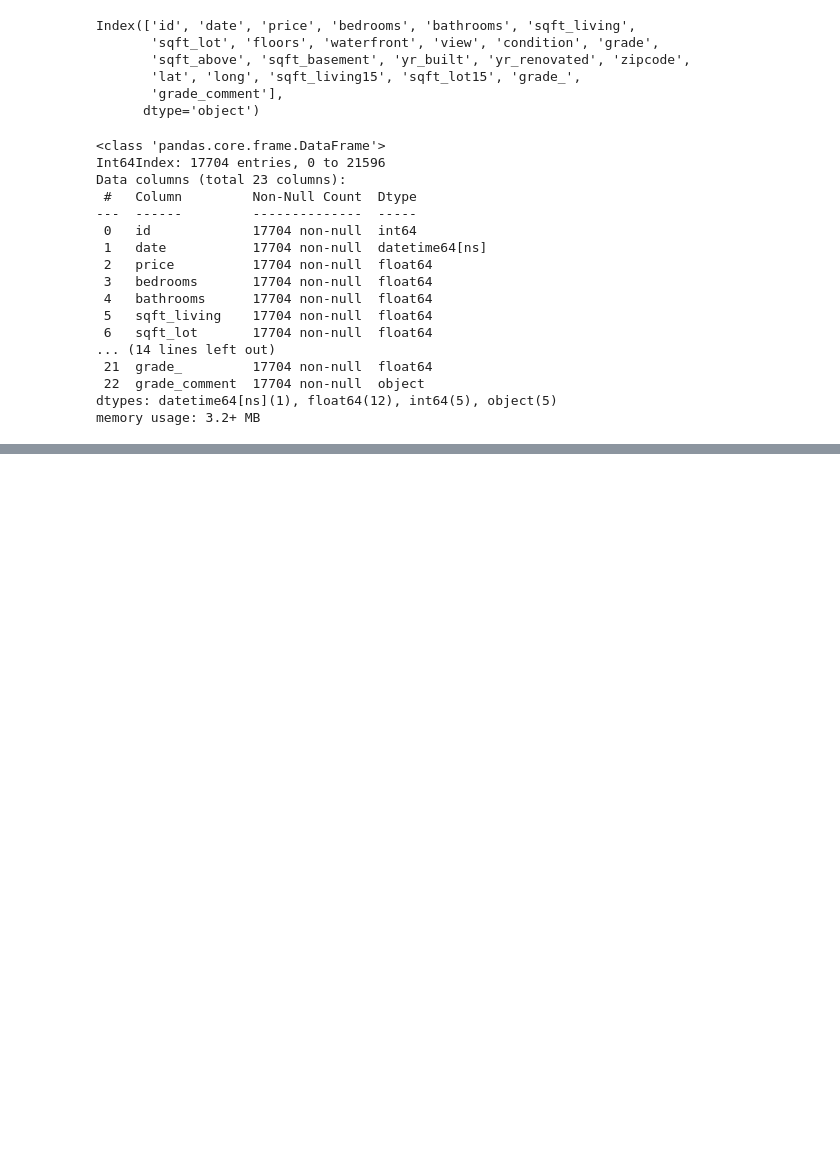
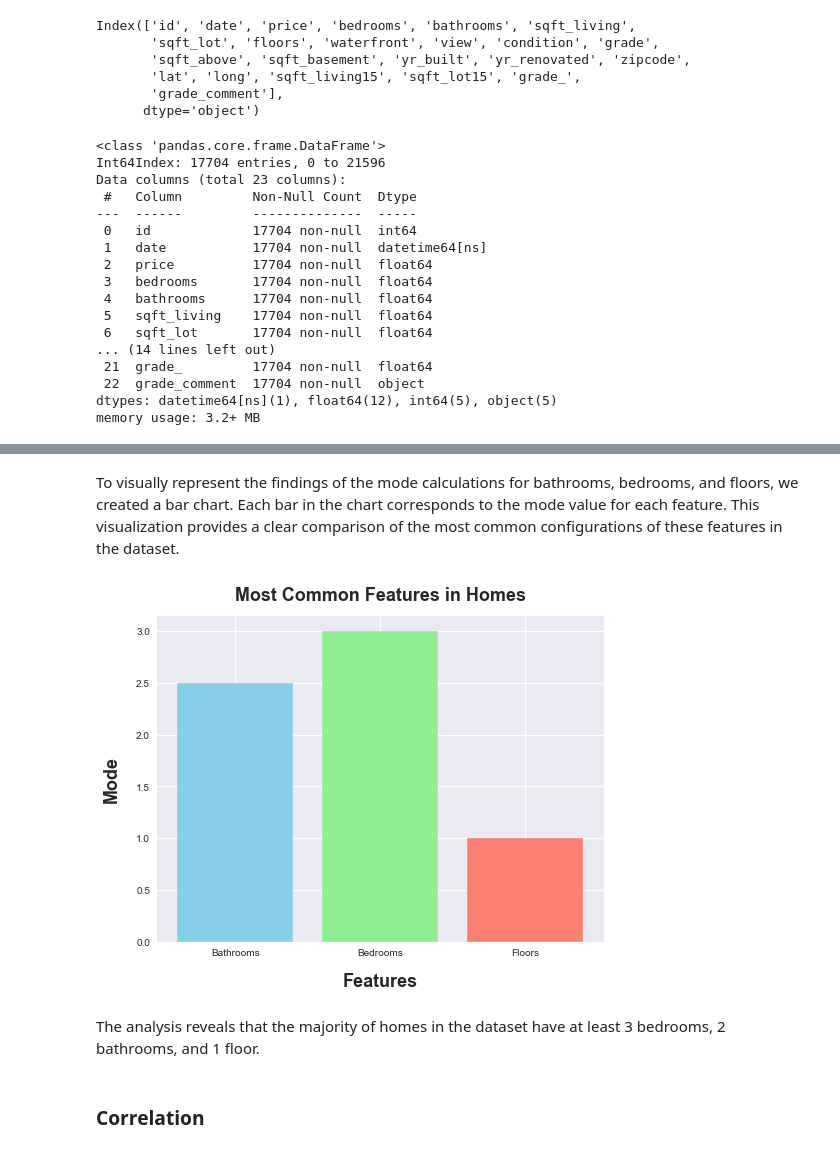
Before and after one commit to Agai-Beryl/Northwestern-County-Real-Estate-Price-Forecast, a Jupyter notebook: student.ipynb, the cells around one changed output, grey strips where cells are left out. Drawn from its saved outputs; the diff is of its cells as text; code cells hidden in the pictures; blank space fills up the shorter version.

```diff
--- a/student.ipynb
+++ b/student.ipynb
@@ -487,0 +572,18 @@ memory usage: 3.2+ MB
+# %% [markdown]
+
+To visually represent the findings of the mode calculations for bathrooms, bedrooms, and floors, we
+created a bar chart. Each bar in the chart corresponds to the mode value for each feature. This visualization provides a clear comparison of the most common configurations of these features in the dataset.
+# %%
+# Create a bar chart to visualize the modes
+plt.figure(figsize=(8, 6))
+plt.bar(['Bathrooms', 'Bedrooms', 'Floors'], [bathrooms_mode[0], bedrooms_mode[0], floors_mode[0]], color=['skyblue', 'lightgreen', 'salmon'])
+plt.xlabel('Features', fontweight="bold", fontsize=18, labelpad=15)
+plt.ylabel('Mode', fontweight="bold", fontsize=18, labelpad=15)
+plt.title('Most Common Features in Homes', fontweight="bold", fontsize=18, pad=15)
+plt.show()
+# %% [output]
+[figure, added]
+# %% [markdown]
+The analysis reveals that the majority of homes in the dataset have at least 3 bedrooms, 2 bathrooms, and 1 floor.
+# %% [markdown]
+### Correlation
```
Also changed, not shown: parts of 28 cells of this notebook.
